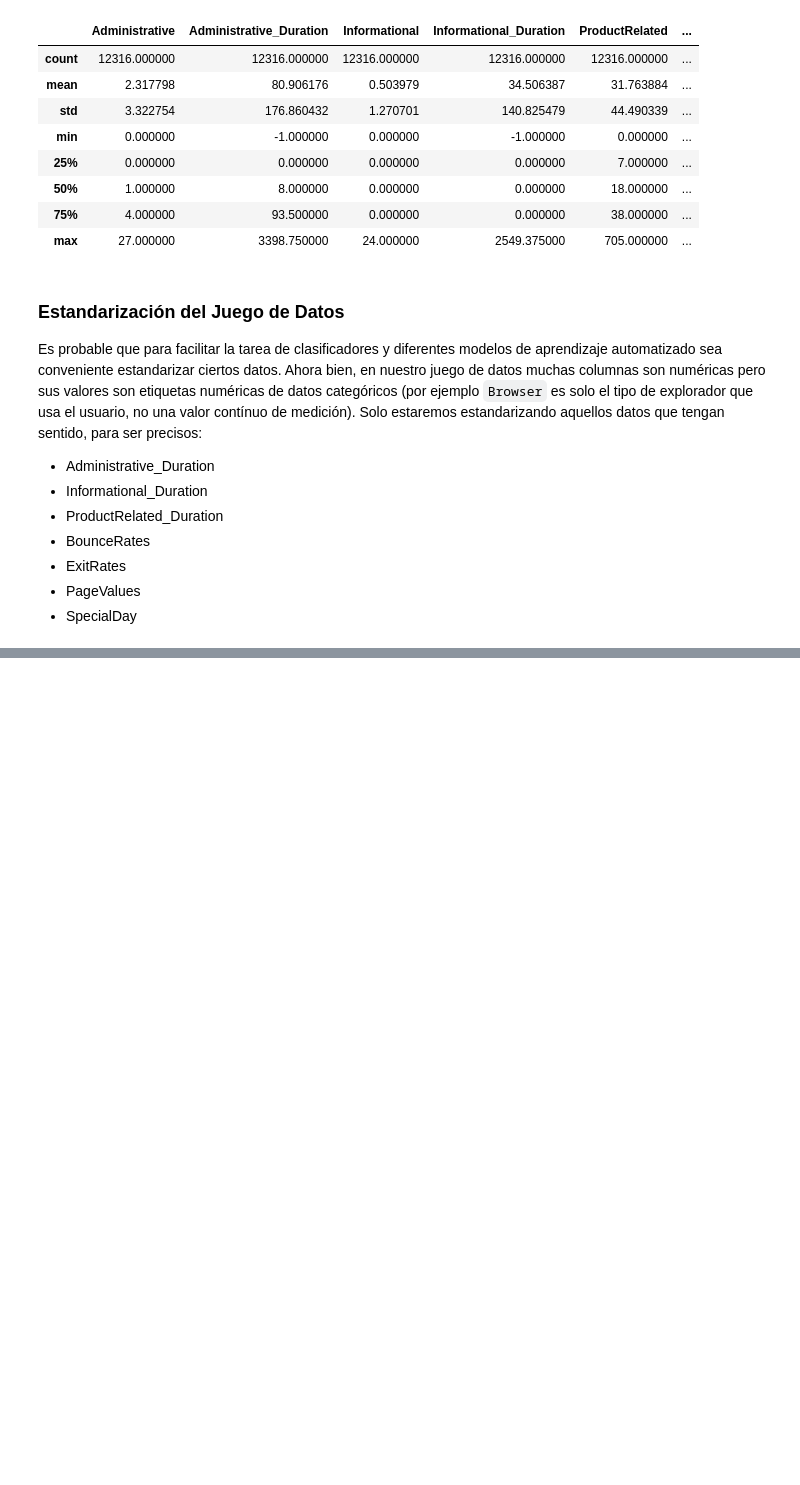
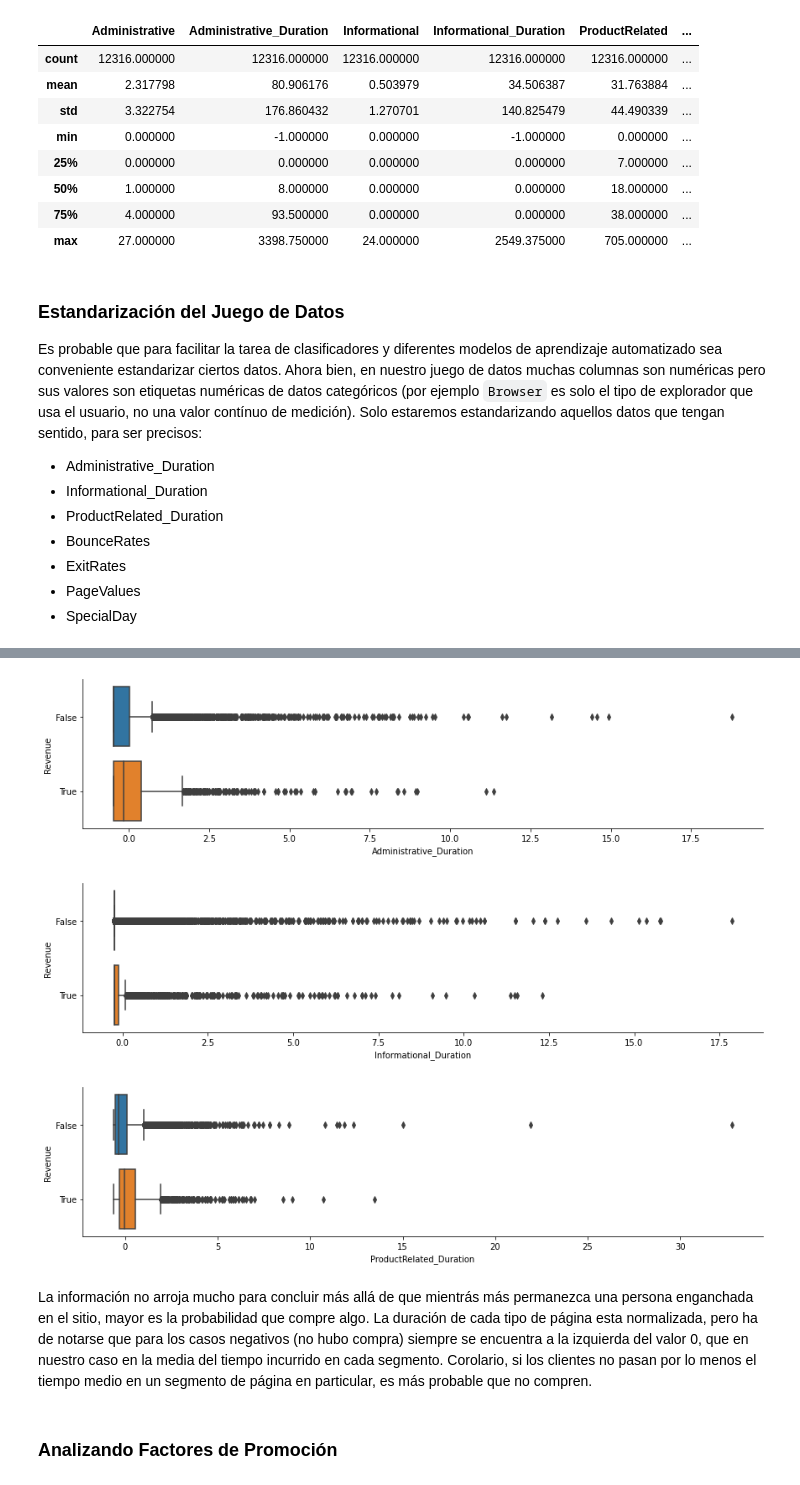
Before and after one commit to ameilij/MDS, a Jupyter notebook: AA/AA-CP-FINAL.ipynb, the cells around one changed output, grey strips where cells are left out. Cells and saved outputs as stored; diff of their text form; code cells hidden in the pictures; blank space fills up the shorter version.

```diff
--- a/AA/AA-CP-FINAL.ipynb
+++ b/AA/AA-CP-FINAL.ipynb
@@ -307,0 +379,21 @@ raw_data[lista].describe()
+# %%
+import matplotlib.pyplot as plt
+import seaborn as sns
+
+#fig.suptitle('Análisis de Duración por Segmento e Intención de Compra')
+
+sns.catplot(x="Administrative_Duration", y="Revenue", kind="box",
+            orient="h", height=3, aspect=4, data=raw_data)
+sns.catplot(x="Informational_Duration", y="Revenue", kind="box",
+            orient="h", height=3, aspect=4, data=raw_data)
+sns.catplot(x="ProductRelated_Duration", y="Revenue", kind="box",
+            orient="h", height=3, aspect=4, data=raw_data)
+plt.show()
+# %% [output]
+[figure, added]
+[figure, added]
+[figure, added]
+# %% [markdown]
+La información no arroja mucho para concluir más allá de que mientrás más permanezca una persona enganchada en el sitio, mayor es la probabilidad que compre algo. La duración de cada tipo de página esta normalizada, pero ha de notarse que para los casos negativos (no hubo compra) siempre se encuentra a la izquierda del valor 0, que en nuestro caso en la media del tiempo incurrido en cada segmento. Corolario, si los clientes no pasan por lo menos el tiempo medio en un segmento de página en particular, es más probable que no compren.
+# %% [markdown]
+### Analizando Factores de Promoción
```
Also changed, not shown: parts of 47 cells of this notebook.
